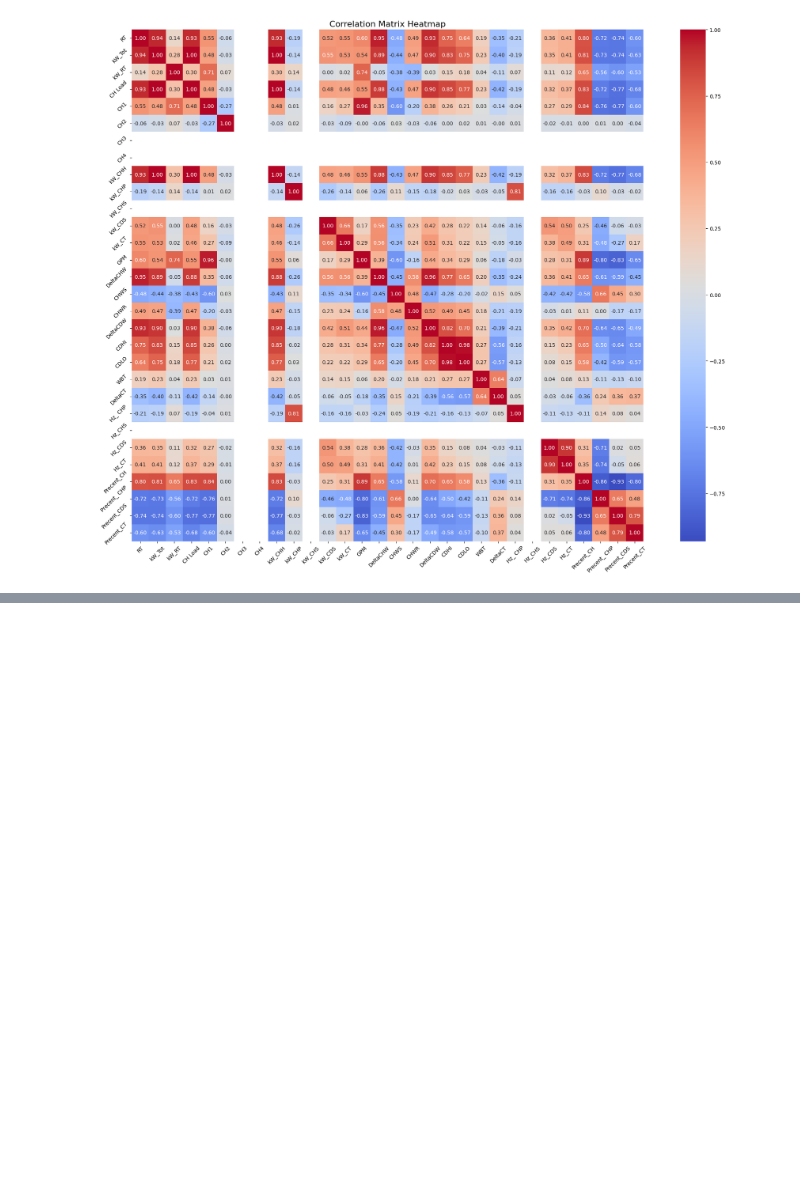
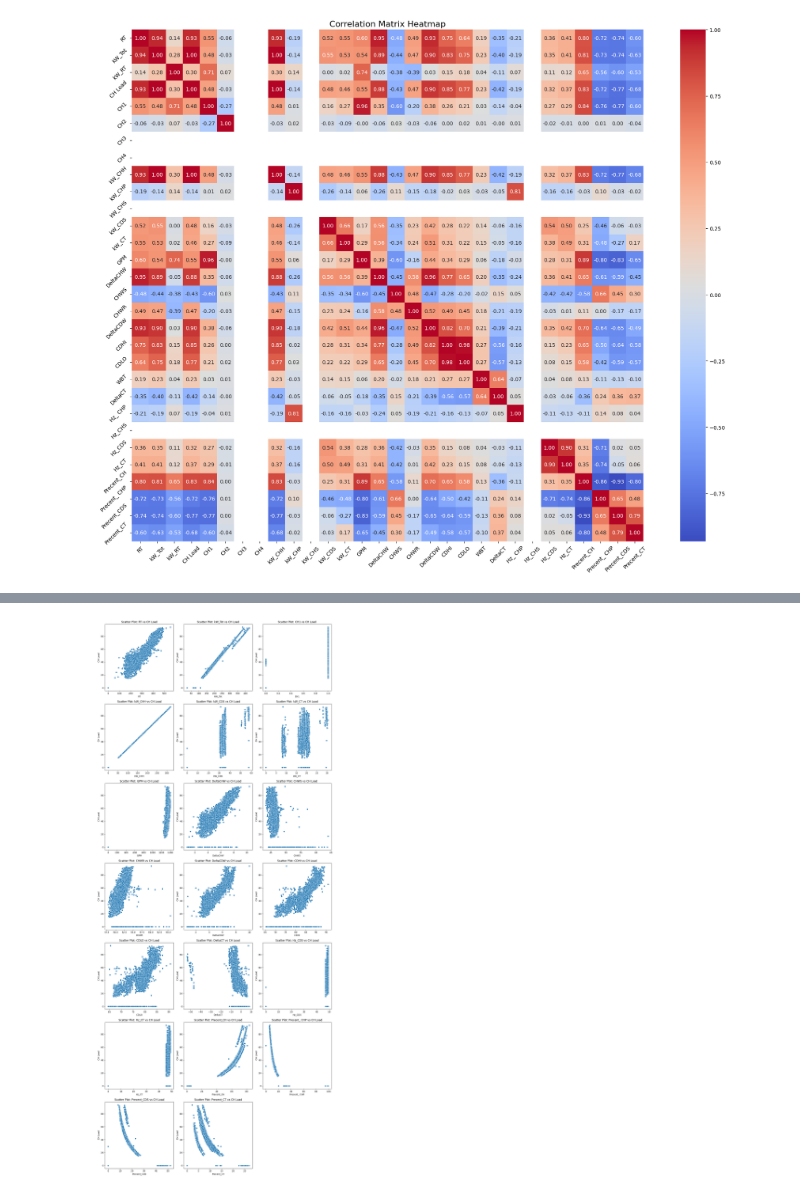
Before and after one commit to sadnyd/r-menCodeCortex, a Jupyter notebook: eda.ipynb, the cells around one changed output, grey strips where cells are left out. Cells and saved outputs as stored; diff of their text form; code cells hidden in the pictures; blank space fills up the shorter version.

```diff
--- a/eda.ipynb
+++ b/eda.ipynb
@@ -164,0 +185,23 @@ plt.show()
+# %%
+# Get the absolute correlation values and filter for highly correlated columns
+highly_correlated_columns = correlation_with_ch_load[correlation_with_ch_load.abs() > 0.3].index.tolist()
+
+# Exclude 'CH Load' from the list
+highly_correlated_columns.remove('CH Load')
+
+# Determine the number of plots and set up the figure
+num_columns = len(highly_correlated_columns)
+nrows = (num_columns // 3) + (num_columns % 3 > 0)  # Calculate rows needed for 3 columns
+
+plt.figure(figsize=(15, nrows * 5))  # Adjust height based on the number of rows
+for i, column in enumerate(highly_correlated_columns, 1):
+    plt.subplot(nrows, 3, i)  # Create a grid with nrows and 3 columns
+    sns.scatterplot(data=df, x=column, y='CH Load')
+    plt.title(f'Scatter Plot: {column} vs CH Load', fontsize=12)
+    plt.xlabel(column)
+    plt.ylabel('CH Load')
+
+plt.tight_layout()
+plt.show()
+# %% [output]
+[figure, added]
```
Also changed, not shown: parts of 2 cells of this notebook, 2 other files.
